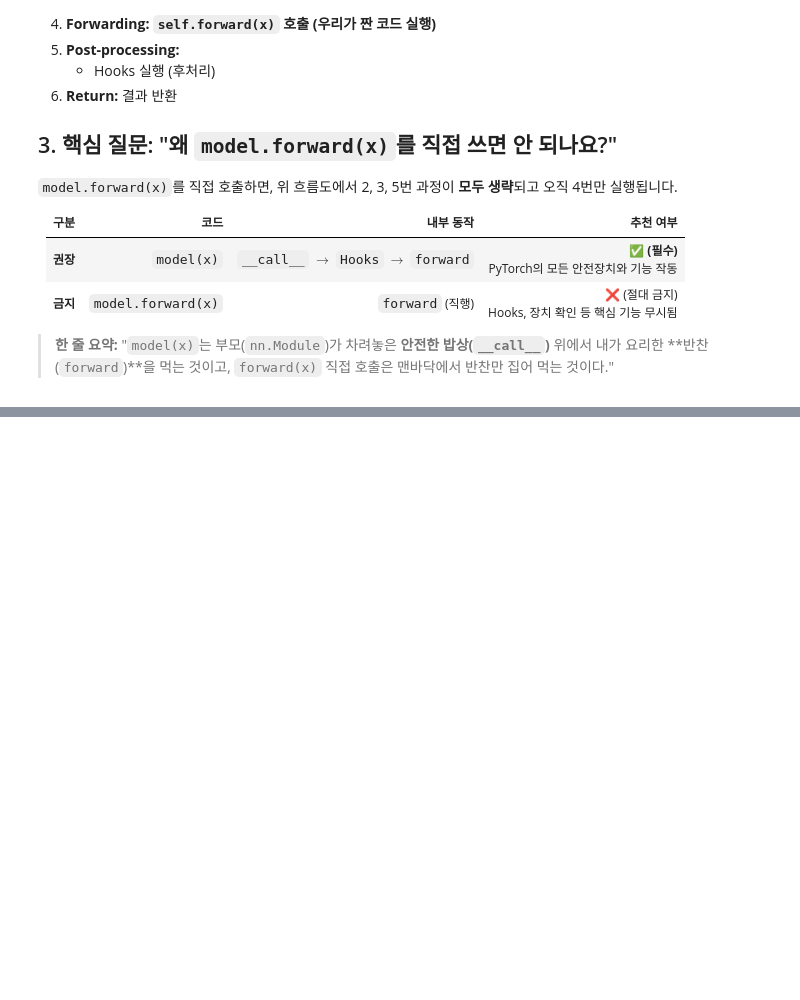
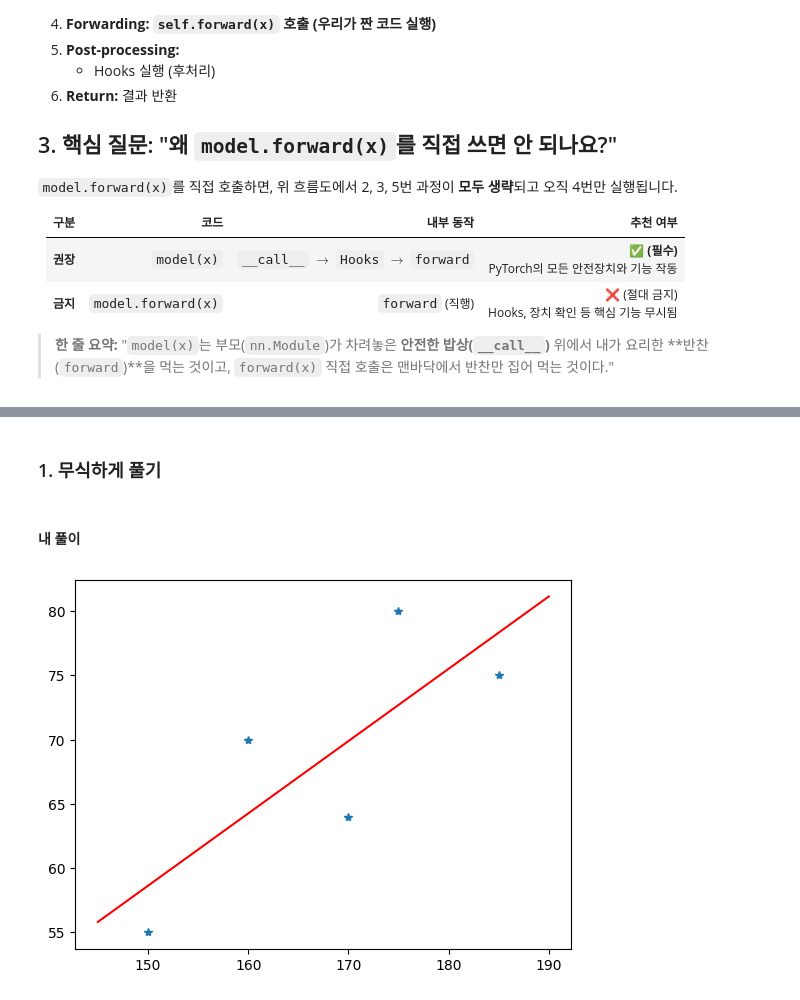
Before and after one commit to hajonghyun/installPytorch_study, a Jupyter notebook: 3_torch_Linear.ipynb, the cells around one changed output, grey strips where cells are left out. Saved outputs shown, nothing was run; the diff lists cells and outputs as text; code cells hidden in the pictures; blank space fills up the shorter version.

```diff
--- a/3_torch_Linear.ipynb
+++ b/3_torch_Linear.ipynb
@@ -523,0 +599,33 @@ class FlowModel(nn.Module):
+# %% [markdown]
+### 1. 무식하게 풀기
+# %% [markdown]
+#### 내 풀이
+# %%
+x=torch.tensor([150,160,170,175,185.]) # 키
+y=torch.tensor([55,70,64,80,75.]) # 몸무게
+
+x_plot = torch.linspace(145,190,100)
+
+
+# a,b를 일일히 바꿔가면서 loss값을 구해 가장 작아지게 하는 a,b 선정
+
+a = 0.5 + torch.linspace(-0.2,0.2,100)
+b = -30 + torch.linspace(-20,20,100)
+
+min_loss =1000000000000000000
+min_a=0.5
+min_b=-30
+
+for i in a:
+    for j in b:
+        error = ((i*x+j)-y)@((i*x+j)-y)
+        if error < min_loss:
+            min_loss = error
+            min_a = i
+            min_b = j
+
+plt.plot(x,y,'*')
+plt.plot(x_plot, x_plot*min_a+min_b,'r')
+plt.show()
+# %% [output]
+[figure, added]
```
Also changed, not shown: parts of 21 cells of this notebook.
